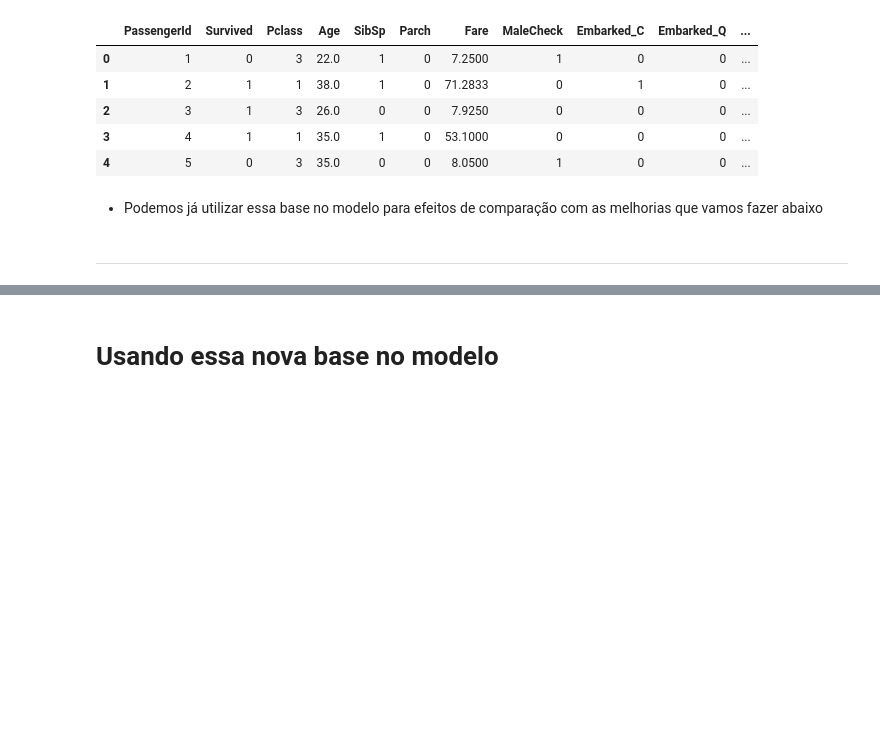
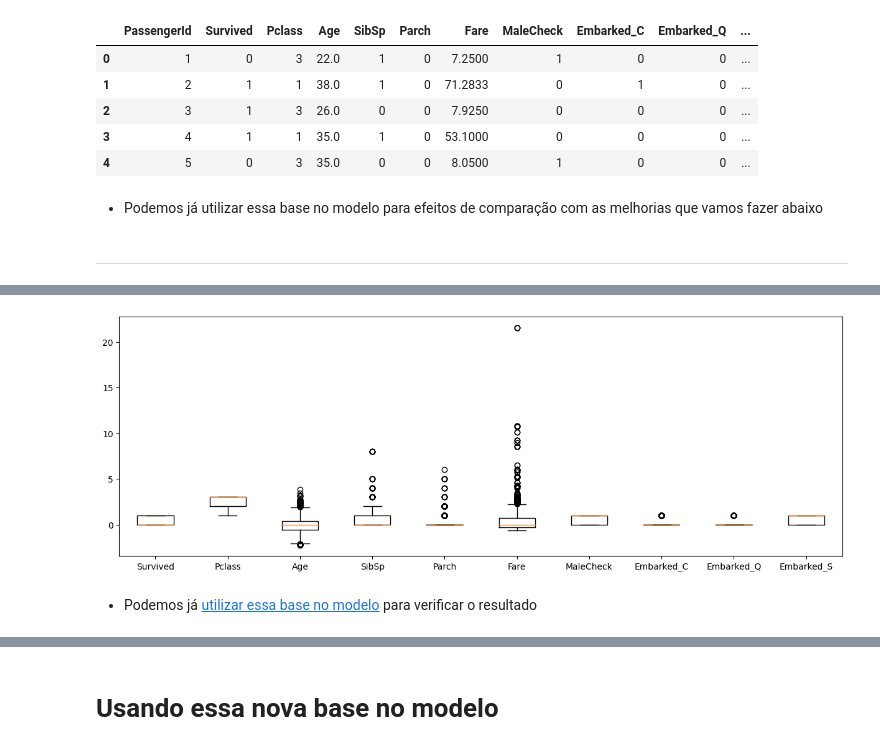
Before and after one commit to pedrohspassos/predicted-survivors-titanic, a Jupyter notebook: analise_titanic_parte3.ipynb, the cells around one changed output, grey strips where cells are left out. Saved outputs shown, nothing was run; the diff lists cells and outputs as text; code cells hidden in the pictures; blank space fills up the shorter version.

```diff
--- a/analise_titanic_parte3.ipynb
+++ b/analise_titanic_parte3.ipynb
@@ -213,0 +242,6 @@ treino.head()
+# %%
+# Criando o scaler
+transformer = RobustScaler().fit(treino[['Age','Fare']])
+# %%
+# Fazendo o transformação dos dados
+treino[['Age','Fare']] = transformer.transform(treino[['Age','Fare']])
@@ -213,0 +252,12 @@ treino.head()
+# %%
+# Visualizando novamente os dados
+fig, ax = plt.subplots(figsize=(15,5))
+
+ax.boxplot(treino.iloc[:,1:11])
+ax.set_xticks(range(1,treino.iloc[:,1:11].shape[1]+1),treino.iloc[:,1:11].columns)
+
+plt.show()
+# %% [output]
+[figure, added]
+# %% [markdown]
+- Podemos já [utilizar essa base no modelo](#modelo) para verificar o resultado
```
Also changed, not shown: parts of 69 cells of this notebook.
